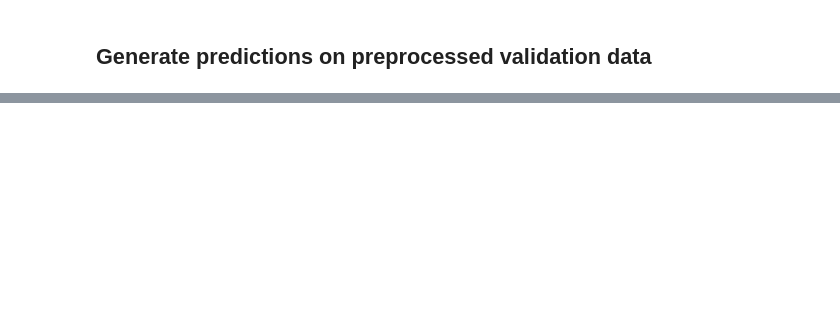
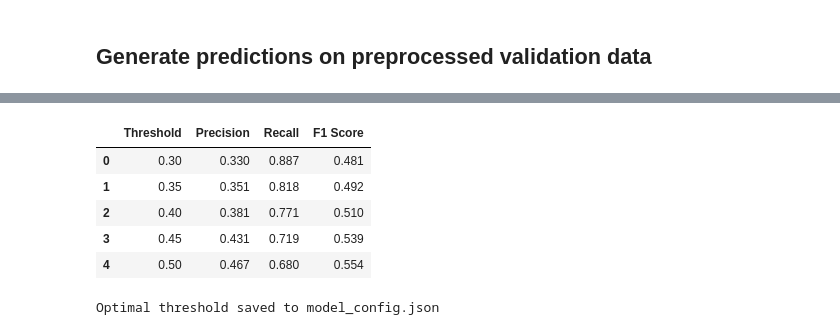
Before and after one commit to Punerihardik11/cardiac-risk-awareness, a Jupyter notebook: notebooks/04_model_evaluation_and_thresholding.ipynb, the cells around one changed output, grey strips where cells are left out. Cells and saved outputs as stored; diff of their text form; code cells hidden in the pictures; blank space fills up the shorter version.

```diff
--- a/notebooks/04_model_evaluation_and_thresholding.ipynb
+++ b/notebooks/04_model_evaluation_and_thresholding.ipynb
@@ -221,0 +266,16 @@ print(X_val.head())
+# %%
+thresholds_to_test = [0.30, 0.35, 0.40, 0.45, 0.50]
+
+for t in thresholds_to_test:
+
+    y_pred_threshold = (y_pred_proba >= t).astype(int)
+
+    precision = precision_score(y_val, y_pred_threshold)
+    recall = recall_score(y_val, y_pred_threshold)
+    f1 = f1_score(y_val, y_pred_threshold)
+
+    print(f"Threshold: {t}")
+    print(f"Precision: {precision:.3f}")
+    print(f"Recall: {recall:.3f}")
+    print(f"F1 Score: {f1:.3f}")
+    print("---------------------")
@@ -221,0 +303,45 @@ print(X_val.head())
+# %%
+import pandas as pd
+from sklearn.metrics import precision_score, recall_score, f1_score
+
+thresholds_to_test = [0.30, 0.35, 0.40, 0.45, 0.50]
+
+results = []
+
+for t in thresholds_to_test:
+
+    y_pred_threshold = (y_pred_proba >= t).astype(int)
+
+    precision = precision_score(y_val, y_pred_threshold)
+    recall = recall_score(y_val, y_pred_threshold)
+    f1 = f1_score(y_val, y_pred_threshold)
+
+    results.append({
+        "Threshold": t,
+        "Precision": round(precision,3),
+        "Recall": round(recall,3),
+        "F1 Score": round(f1,3)
+    })
+
+results_df = pd.DataFrame(results)
+results_df
+# %% [output]
+|  | Threshold | Precision | Recall | F1 Score |
+| 0 | 0.30 | 0.330 | 0.887 | 0.481 |
+| 1 | 0.35 | 0.351 | 0.818 | 0.492 |
+| 2 | 0.40 | 0.381 | 0.771 | 0.510 |
+| 3 | 0.45 | 0.431 | 0.719 | 0.539 |
+| 4 | 0.50 | 0.467 | 0.680 | 0.554 |
+# %%
+import json
+
+model_config = {
+    "optimal_threshold": 0.35
+}
+
+with open("model_config.json", "w") as f:
+    json.dump(model_config, f)
+
+print("Optimal threshold saved to model_config.json")
+# %% [output]
+Optimal threshold saved to model_config.json
```
Also changed, not shown: parts of 15 cells of this notebook, 1 other file.
